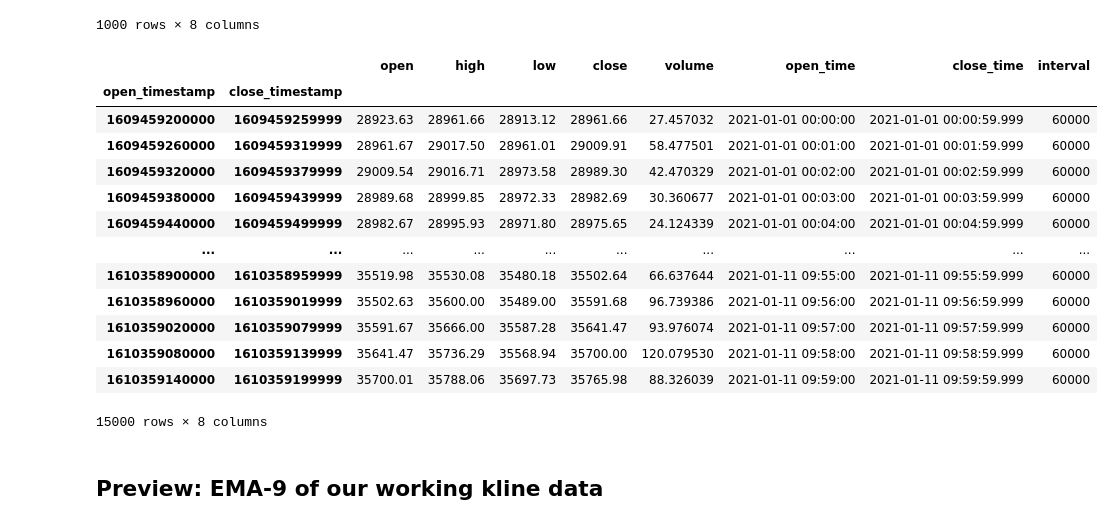
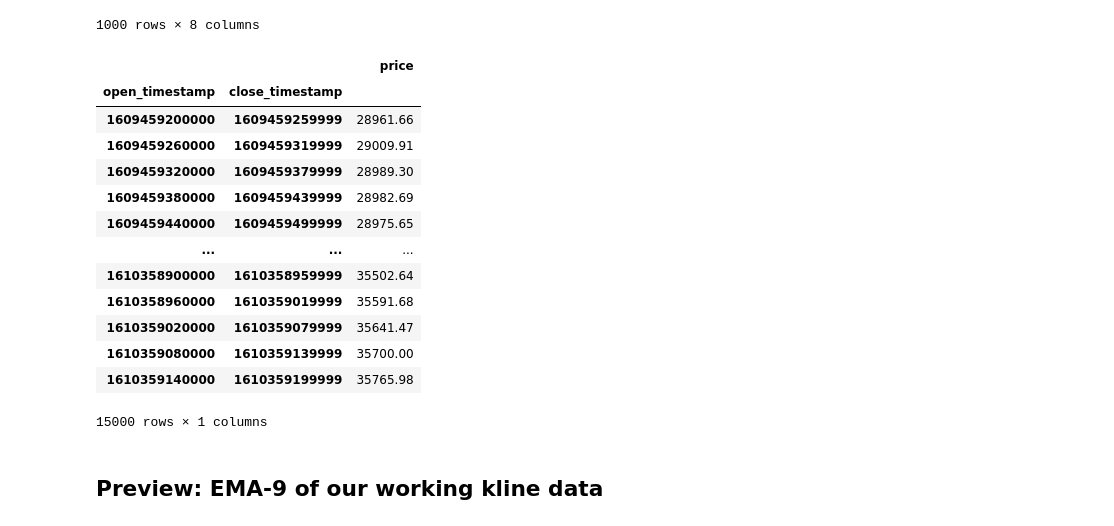
Before and after one commit to nth-commit/trade-algo-experiments, a Jupyter notebook: smoothing-moving-averages/main.ipynb, the cells around one changed output. Drawn from its saved outputs; the diff is of its cells as text; code cells hidden in the pictures.

Commit message:
Smoothing moving average: Rename second dataset to 'ticks'

```diff
--- a/smoothing-moving-averages/main.ipynb
+++ b/smoothing-moving-averages/main.ipynb
@@ -78,41 +78,41 @@ kline_df
 | 1610358300000 | 1610359199999 | 35183.75 | 35788.06 | 35088.83 | 35765.98 | 1109.609794 | 2021-01-11 09:45:00 | 2021-01-11 09:59:59.999 | 900000 |
 1000 rows × 8 columns
 # %%
-# Fetch 1m klines, for analysis of the inner increments of a kline
+# Fetch 1m price ticks - it's the highest resolution we have for historical data
 
-incremental_kline_interval = '1m'
-incremental_kline_interval_ms = 60 * 1000
+tick_interval = '1m'
+tick_interval_ms = 60 * 1000
 
 open_timestamp = kline_df.head(1).index.values[0][0]
 close_timestamp = kline_df.tail(1).index.values[0][1]
 
-open_timestamps = list(range(open_timestamp, close_timestamp, incremental_kline_interval_ms))
-open_timestamp_batches = list(chunk(open_timestamps, binance_request_limit))
+tick_timestamps = list(range(open_timestamp, close_timestamp, tick_interval_ms))
+tick_timestamps_batches = list(chunk(tick_timestamps, binance_request_limit))
 
-incremental_kline_data = list()
-for open_timestamp_batch in open_timestamp_batches:
-  curr_open_timestamp = open_timestamp_batch[0]
-  curr_close_timestamp = open_timestamp_batch[-1:][0]
-  curr_incremental_kline_data = fetch_klines(incremental_kline_interval, curr_open_timestamp, binance_request_limit, curr_close_timestamp)
-  incremental_kline_data = incremental_kline_data + list(curr_incremental_kline_data)
+tick_data = list()
+for tick_timestamp_batch in tick_timestamps_batches:
+  curr_open_timestamp = tick_timestamp_batch[0]
+  curr_close_timestamp = tick_timestamp_batch[-1:][0]
+  curr_tick_data = fetch_klines(tick_interval, curr_open_timestamp, binance_request_limit, curr_close_timestamp)
+  tick_data = tick_data + list(curr_tick_data)
 
-incremental_kline_df = make_kline_df(incremental_kline_data)
-incremental_kline_df
+tick_df = make_kline_df(tick_data).rename(columns = {'close': 'price'})[['price']]
+tick_df
 # %% [output]
-|  |  | open | high | low | close | volume | open_time | close_time | interval |
-| open_timestamp | close_timestamp |  |  |  |  |  |  |  |  |
-| 1609459200000 | 1609459259999 | 28923.63 | 28961.66 | 28913.12 | 28961.66 | 27.457032 | 2021-01-01 00:00:00 | 2021-01-01 00:00:59.999 | 60000 |
-| 1609459260000 | 1609459319999 | 28961.67 | 29017.50 | 28961.01 | 29009.91 | 58.477501 | 2021-01-01 00:01:00 | 2021-01-01 00:01:59.999 | 60000 |
-| 1609459320000 | 1609459379999 | 29009.54 | 29016.71 | 28973.58 | 28989.30 | 42.470329 | 2021-01-01 00:02:00 | 2021-01-01 00:02:59.999 | 60000 |
-| 1609459380000 | 1609459439999 | 28989.68 | 28999.85 | 28972.33 | 28982.69 | 30.360677 | 2021-01-01 00:03:00 | 2021-01-01 00:03:59.999 | 60000 |
-| 1609459440000 | 1609459499999 | 28982.67 | 28995.93 | 28971.80 | 28975.65 | 24.124339 | 2021-01-01 00:04:00 | 2021-01-01 00:04:59.999 | 60000 |
-| ... | ... | ... | ... | ... | ... | ... | ... | ... | ... |
-| 1610358900000 | 1610358959999 | 35519.98 | 35530.08 | 35480.18 | 35502.64 | 66.637644 | 2021-01-11 09:55:00 | 2021-01-11 09:55:59.999 | 60000 |
-| 1610358960000 | 1610359019999 | 35502.63 | 35600.00 | 35489.00 | 35591.68 | 96.739386 | 2021-01-11 09:56:00 | 2021-01-11 09:56:59.999 | 60000 |
-| 1610359020000 | 1610359079999 | 35591.67 | 35666.00 | 35587.28 | 35641.47 | 93.976074 | 2021-01-11 09:57:00 | 2021-01-11 09:57:59.999 | 60000 |
-| 1610359080000 | 1610359139999 | 35641.47 | 35736.29 | 35568.94 | 35700.00 | 120.079530 | 2021-01-11 09:58:00 | 2021-01-11 09:58:59.999 | 60000 |
-| 1610359140000 | 1610359199999 | 35700.01 | 35788.06 | 35697.73 | 35765.98 | 88.326039 | 2021-01-11 09:59:00 | 2021-01-11 09:59:59.999 | 60000 |
+|  |  | price |
+| open_timestamp | close_timestamp |  |
+| 1609459200000 | 1609459259999 | 28961.66 |
+| 1609459260000 | 1609459319999 | 29009.91 |
+| 1609459320000 | 1609459379999 | 28989.30 |
+| 1609459380000 | 1609459439999 | 28982.69 |
+| 1609459440000 | 1609459499999 | 28975.65 |
+| ... | ... | ... |
+| 1610358900000 | 1610358959999 | 35502.64 |
+| 1610358960000 | 1610359019999 | 35591.68 |
+| 1610359020000 | 1610359079999 | 35641.47 |
+| 1610359080000 | 1610359139999 | 35700.00 |
+| 1610359140000 | 1610359199999 | 35765.98 |
-15000 rows × 8 columns
+15000 rows × 1 columns
 # %% [markdown]
 ## Preview: EMA-9 of our working kline data
 # %%
```
